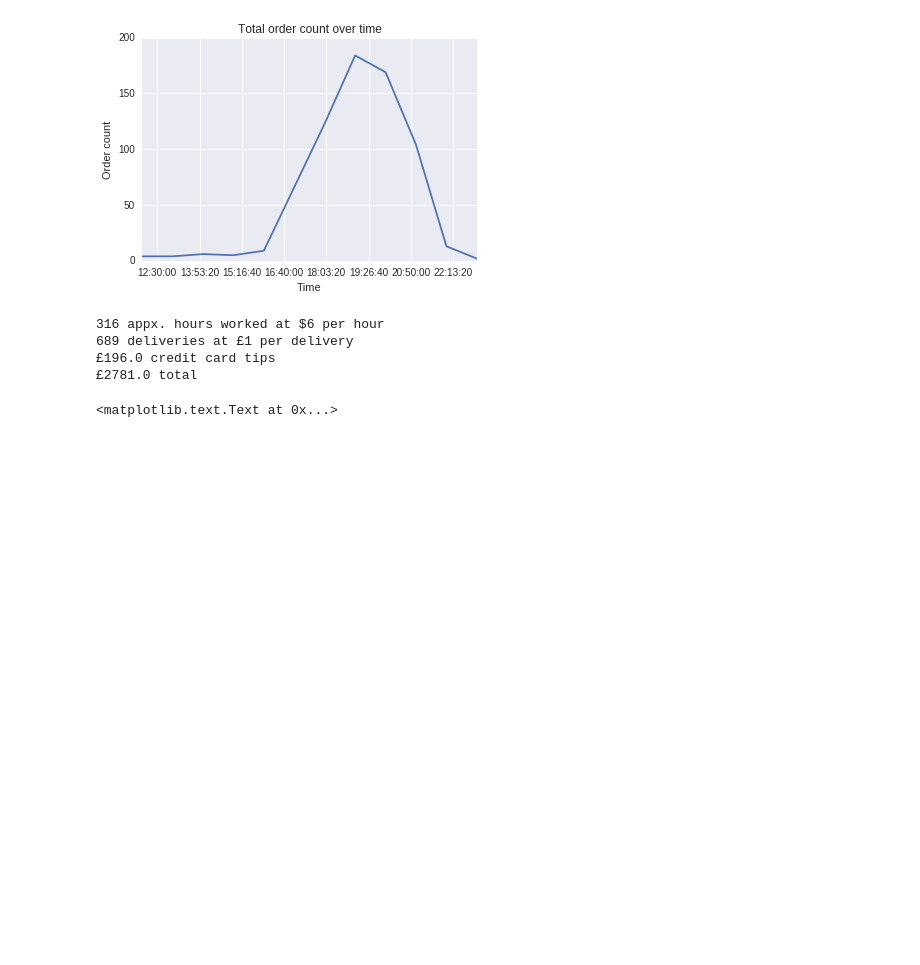
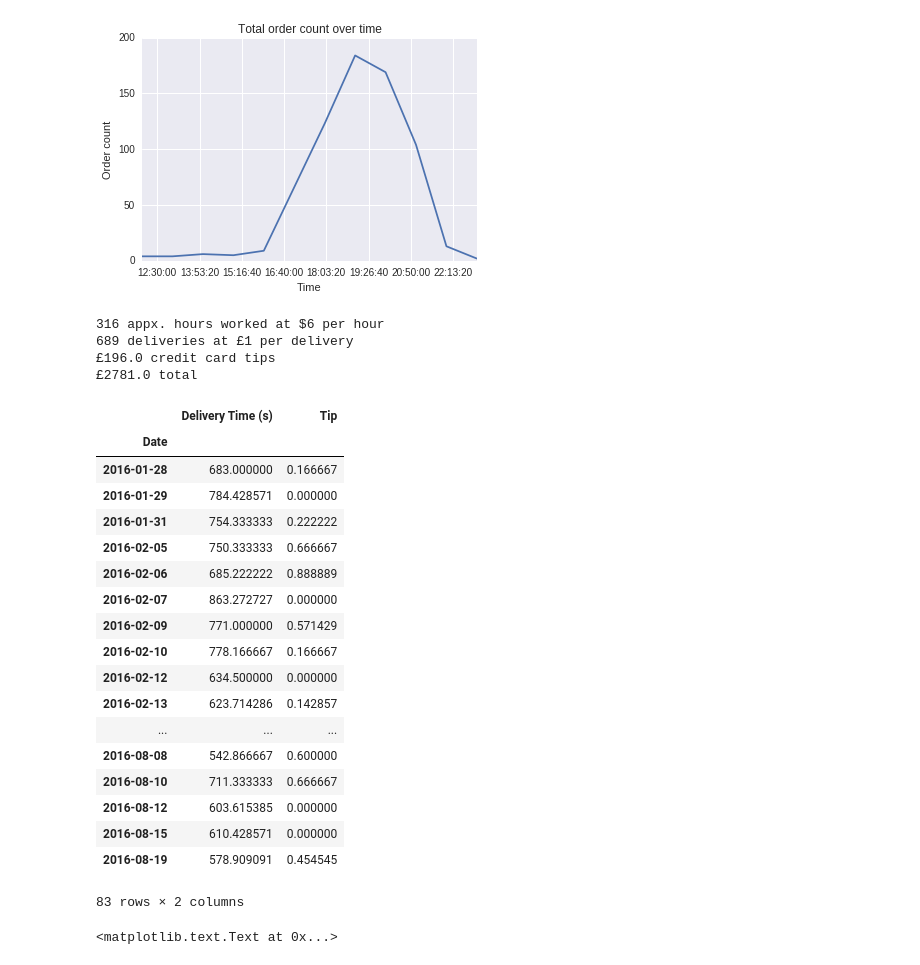
Before and after one commit to al3phnull/mail-analysis, a Jupyter notebook: deliveroo_analysis.ipynb, the cells around one changed output. Drawn from its saved outputs; the diff is of its cells as text; code cells hidden in the pictures; blank space fills up the shorter version.

```diff
--- a/deliveroo_analysis.ipynb
+++ b/deliveroo_analysis.ipynb
@@ -121,4 +123,26 @@ print("{} appx. hours worked at $6 per hour\n{} deliveries at £1 per delivery\n
 £196.0 credit card tips
 £2781.0 total
 # %%
-dgmean = fix_times(dgmean)
+#dgmean = fix_times(dgmean)
+# %%
+dgmean
+# %% [output]
+|  | Delivery Time (s) | Tip |
+| Date |  |  |
+| 2016-01-28 | 683.000000 | 0.166667 |
+| 2016-01-29 | 784.428571 | 0.000000 |
+| 2016-01-31 | 754.333333 | 0.222222 |
+| 2016-02-05 | 750.333333 | 0.666667 |
+| 2016-02-06 | 685.222222 | 0.888889 |
+| 2016-02-07 | 863.272727 | 0.000000 |
+| 2016-02-09 | 771.000000 | 0.571429 |
+| 2016-02-10 | 778.166667 | 0.166667 |
+| 2016-02-12 | 634.500000 | 0.000000 |
+| 2016-02-13 | 623.714286 | 0.142857 |
+| ... | ... | ... |
+| 2016-08-08 | 542.866667 | 0.600000 |
+| 2016-08-10 | 711.333333 | 0.666667 |
+| 2016-08-12 | 603.615385 | 0.000000 |
+| 2016-08-15 | 610.428571 | 0.000000 |
+| 2016-08-19 | 578.909091 | 0.454545 |
+83 rows × 2 columns
```
Also changed, not shown: parts of 7 cells of this notebook, 4 other files.
